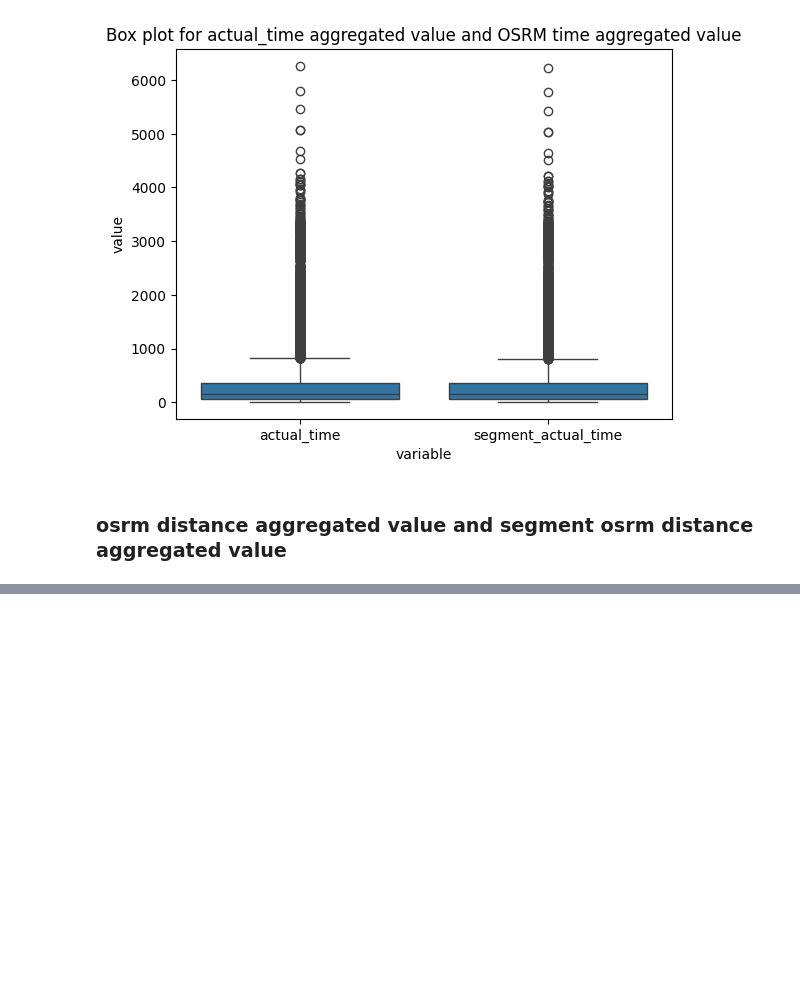
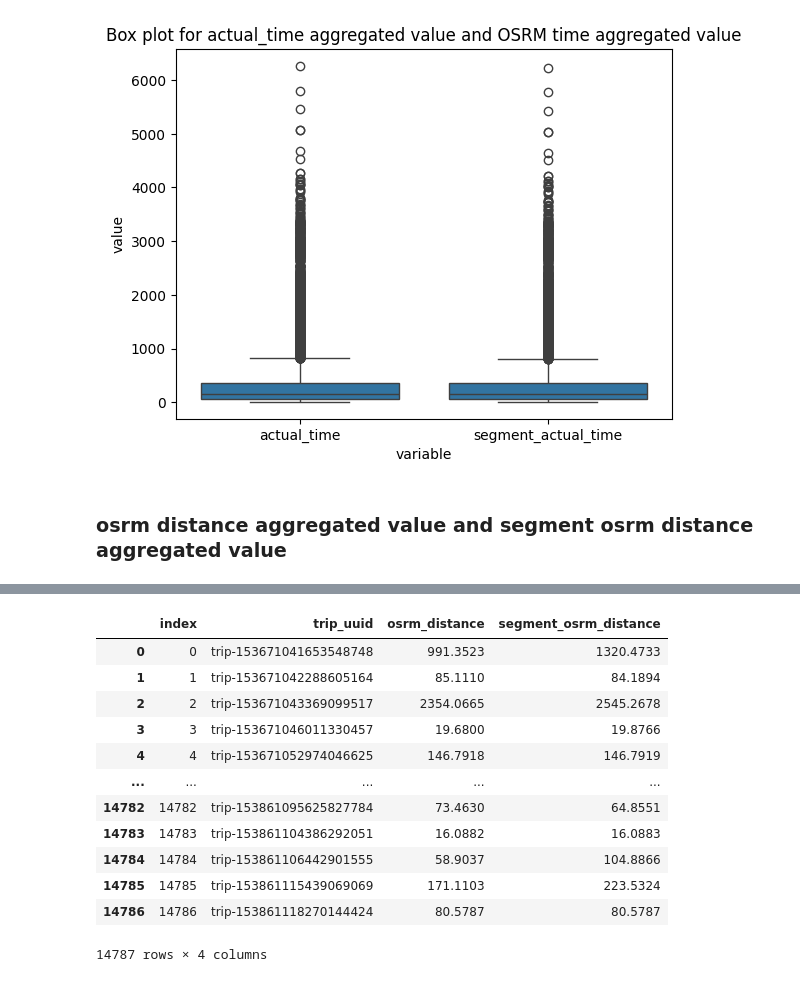
Before and after one commit to akshayabhale1406/SCLR_Delhivery_FE, a Jupyter notebook: Delhivery_FE.ipynb, the cells around one changed output, grey strips where cells are left out. Drawn from its saved outputs; the diff is of its cells as text; code cells hidden in the pictures; blank space fills up the shorter version.

```diff
--- a/Delhivery_FE.ipynb
+++ b/Delhivery_FE.ipynb
@@ -726,0 +746,20 @@ plt.show()
+# %%
+df_odav_seg = df.groupby(["trip_uuid"])["segment_osrm_distance"].sum()
+df_odav = df_odav.reset_index()
+df_odav = df_odav.merge(df_odav_seg, left_on='trip_uuid', right_on='trip_uuid')
+df_odav = df_odav.reset_index()
+df_odav
+# %% [output]
+|  | index | trip_uuid | osrm_distance | segment_osrm_distance |
+| 0 | 0 | trip-153671041653548748 | 991.3523 | 1320.4733 |
+| 1 | 1 | trip-153671042288605164 | 85.1110 | 84.1894 |
+| 2 | 2 | trip-153671043369099517 | 2354.0665 | 2545.2678 |
+| 3 | 3 | trip-153671046011330457 | 19.6800 | 19.8766 |
+| 4 | 4 | trip-153671052974046625 | 146.7918 | 146.7919 |
+| ... | ... | ... | ... | ... |
+| 14782 | 14782 | trip-153861095625827784 | 73.4630 | 64.8551 |
+| 14783 | 14783 | trip-153861104386292051 | 16.0882 | 16.0883 |
+| 14784 | 14784 | trip-153861106442901555 | 58.9037 | 104.8866 |
+| 14785 | 14785 | trip-153861115439069069 | 171.1103 | 223.5324 |
+| 14786 | 14786 | trip-153861118270144424 | 80.5787 | 80.5787 |
+14787 rows × 4 columns
```
Also changed, not shown: parts of 7 cells of this notebook.
